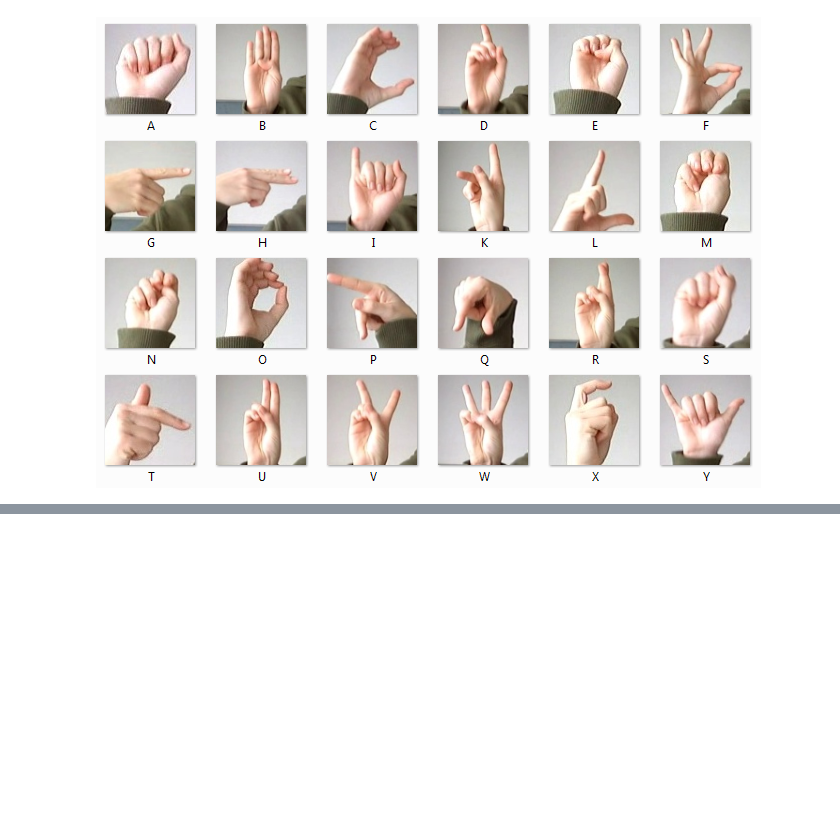
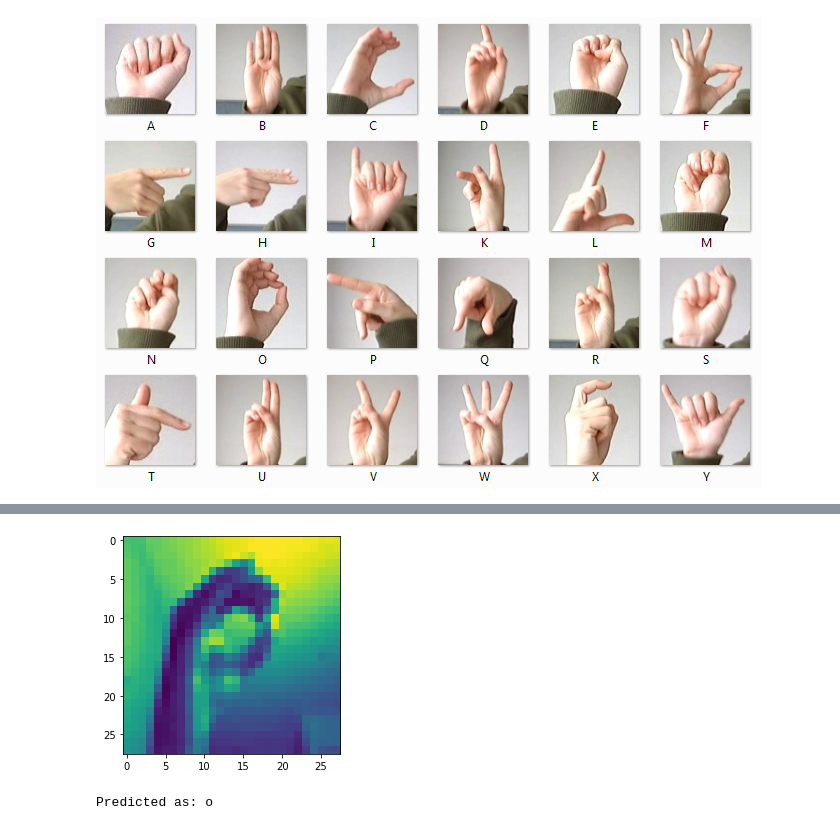
Before and after one commit to donggrant/sign-language-interface, a Jupyter notebook: model_development.ipynb, the cells around one changed output, grey strips where cells are left out. Saved outputs shown, nothing was run; the diff lists cells and outputs as text; code cells hidden in the pictures; blank space fills up the shorter version.

```diff
--- a/model_development.ipynb
+++ b/model_development.ipynb
@@ -179,0 +245,8 @@ Predicted as: r
+# %%
+output = model.predict(img)[0]
+plt.imshow(img.reshape(28,28))
+plt.show()
+print("Predicted as:", letters[list(output).index(1)])
+# %% [output]
+[figure, added]
+Predicted as: o
```
Also changed, not shown: parts of 10 cells of this notebook.
